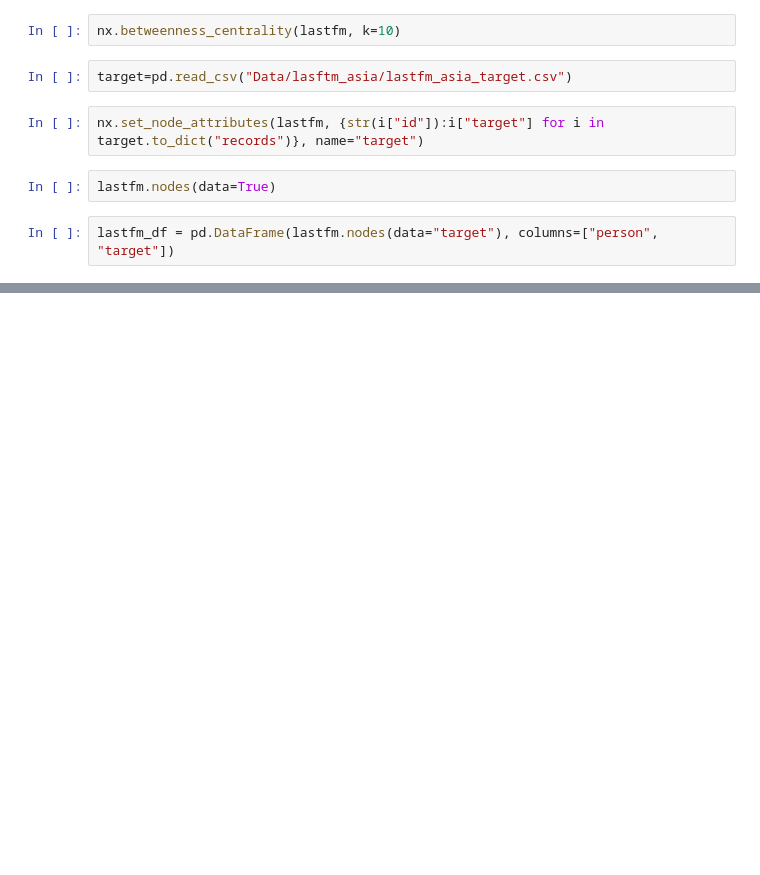
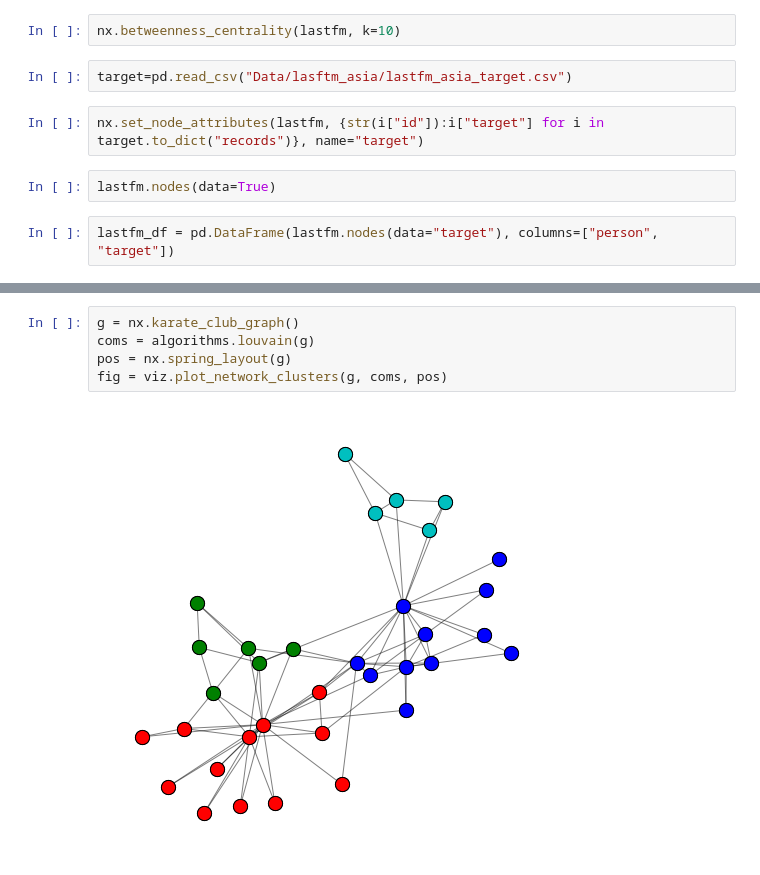
Before and after one commit to LaurinBrechter/GraphTheory, a Jupyter notebook: LastFmSocialNetwork.ipynb, the cells around one changed output, grey strips where cells are left out. Saved outputs shown, nothing was run; the diff lists cells and outputs as text; blank space fills up the shorter version.

```diff
--- a/LastFmSocialNetwork.ipynb
+++ b/LastFmSocialNetwork.ipynb
@@ -109,0 +155,7 @@ lastfm_df
+# %%
+g = nx.karate_club_graph()
+coms = algorithms.louvain(g)
+pos = nx.spring_layout(g)
+fig = viz.plot_network_clusters(g, coms, pos)
+# %% [output]
+[figure, added]
```
Also changed, not shown: parts of 38 cells of this notebook, 3 other files.
